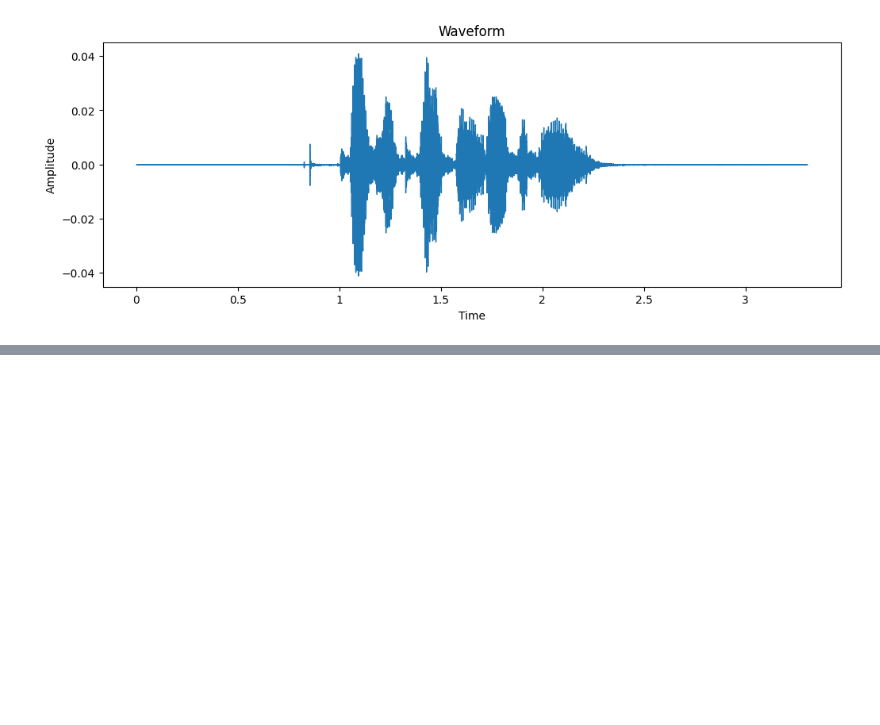
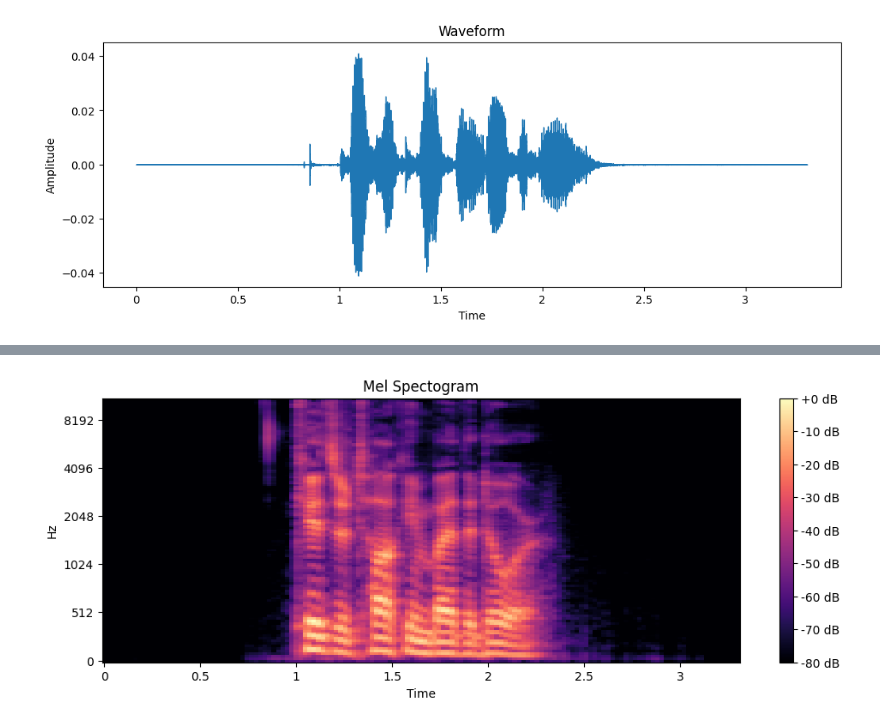
Before and after one commit to Dhanraj-SH/VoiceIQ, a Jupyter notebook: ml_service/notebook/01_eda.ipynb, the cells around one changed output, grey strips where cells are left out. Drawn from its saved outputs; the diff is of its cells as text; code cells hidden in the pictures; blank space fills up the shorter version.

```diff
--- a/ml_service/notebook/01_eda.ipynb
+++ b/ml_service/notebook/01_eda.ipynb
@@ -34,0 +57,18 @@ plt.show()
+# %%
+mel = librosa.feature.melspectrogram(
+                                    y = y,
+                                    sr = sr )
+mel_db = librosa.power_to_db(
+                            mel,
+                            ref = np.max)
+plt.figure(figsize = (12, 4))
+librosa.display.specshow(
+                        mel_db,
+                        sr = sr,
+                        x_axis = 'time',
+                        y_axis = 'mel')
+plt.colorbar(format = '%+2.0f dB')
+plt.title('Mel Spectogram')
+plt.show()
+# %% [output]
+[figure, added]
```
Also changed, not shown: parts of 12 cells of this notebook, 2 other files.
